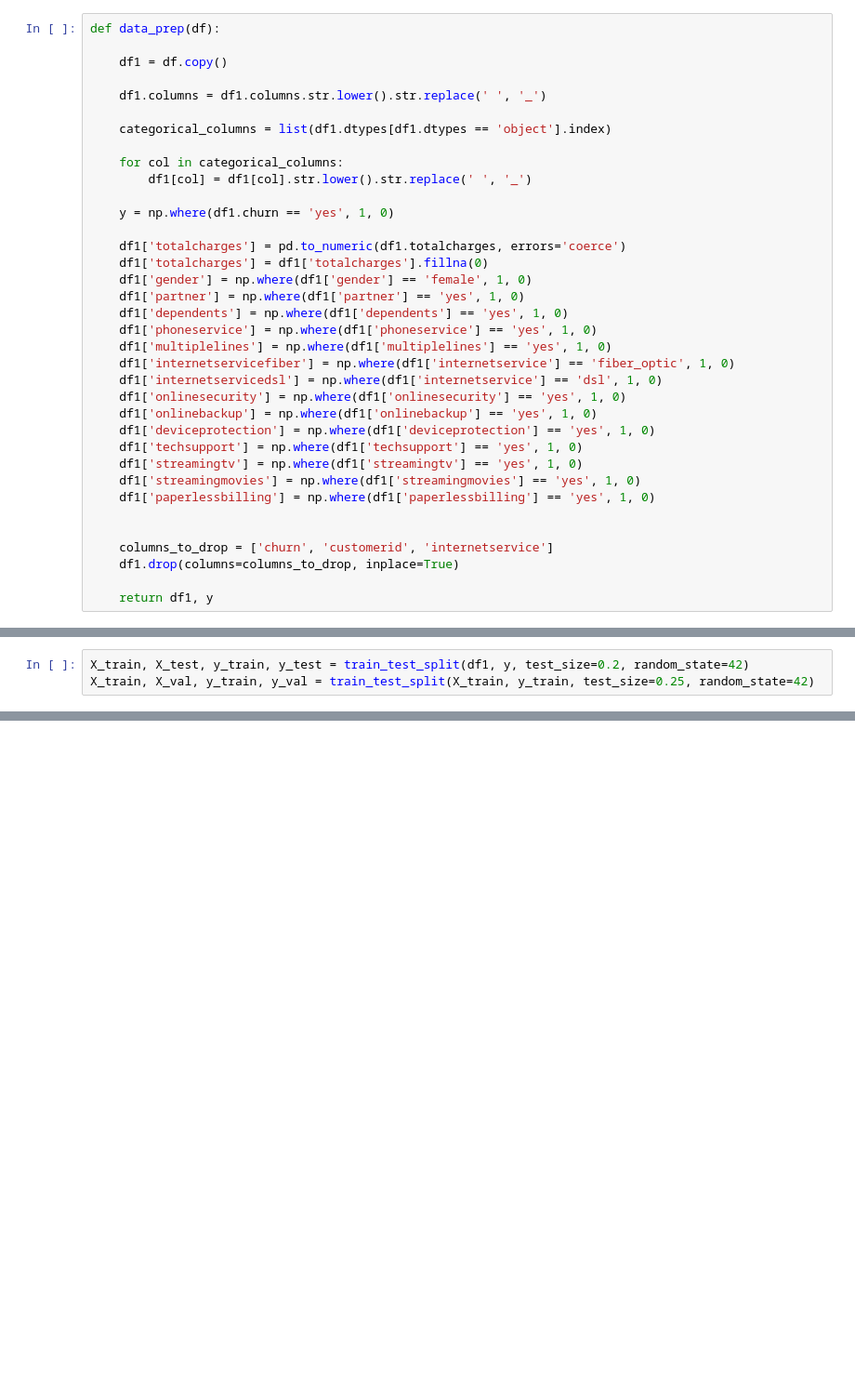
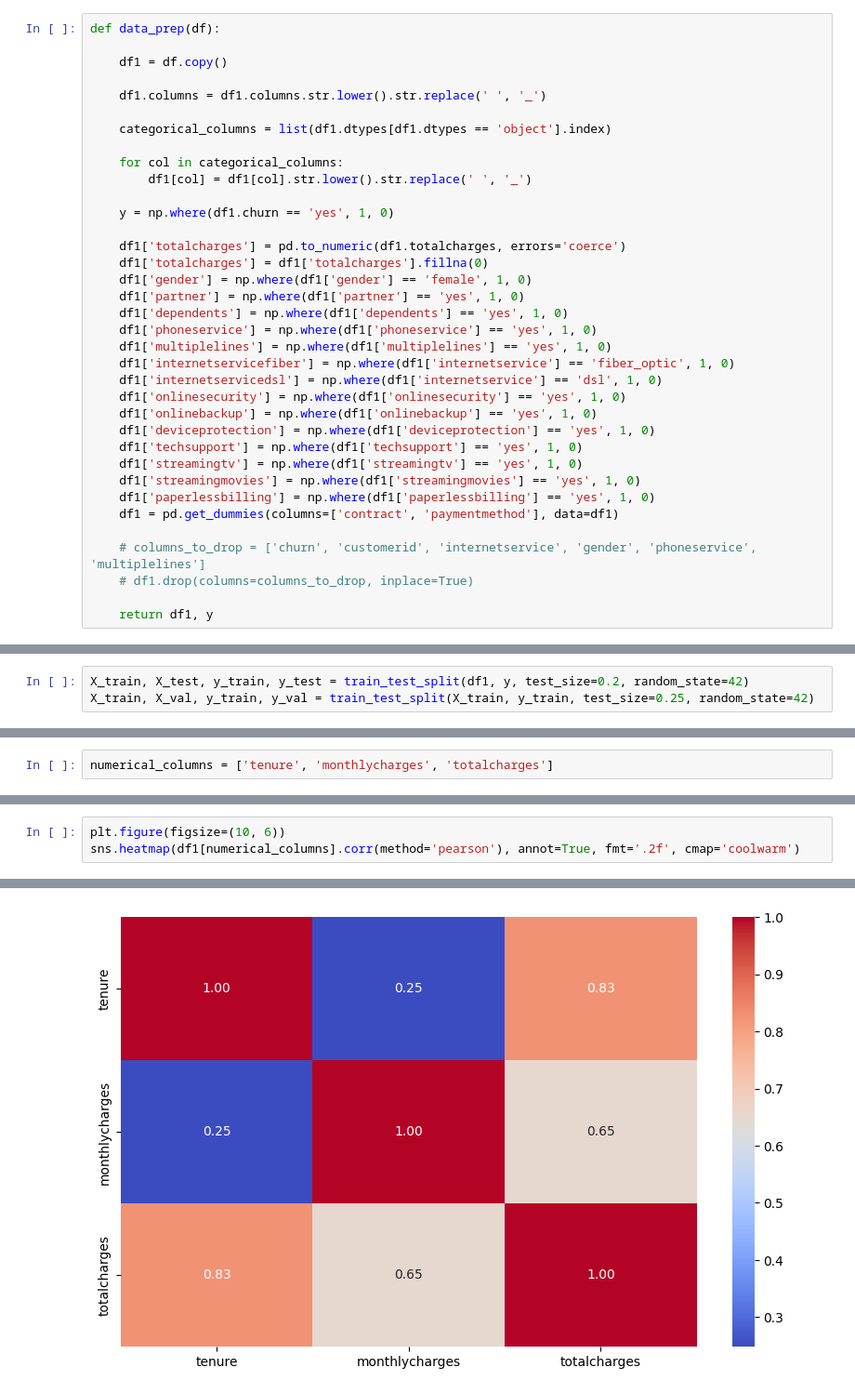
Before and after one commit to aadarsh-siddha/Telecom-Customer-Churn, a Jupyter notebook: EDA.ipynb, the cells around one changed output, grey strips where cells are left out. Shown at 93% size. Saved outputs shown, nothing was run; the diff lists cells and outputs as text; blank space fills up the shorter version.

Commit message:
data prep done

```diff
--- a/EDA.ipynb
+++ b/EDA.ipynb
@@ -81,10 +82,10 @@ def data_prep(df):
     df1['streamingtv'] = np.where(df1['streamingtv'] == 'yes', 1, 0)
     df1['streamingmovies'] = np.where(df1['streamingmovies'] == 'yes', 1, 0)
     df1['paperlessbilling'] = np.where(df1['paperlessbilling'] == 'yes', 1, 0)
+    df1 = pd.get_dummies(columns=['contract', 'paymentmethod'], data=df1)
 
-
-    columns_to_drop = ['churn', 'customerid', 'internetservice']
-    df1.drop(columns=columns_to_drop, inplace=True)
+    # columns_to_drop = ['churn', 'customerid', 'internetservice', 'gender', 'phoneservice', 'multiplelines']
+    # df1.drop(columns=columns_to_drop, inplace=True)
 
     return df1, y
 # %%
@@ -141,0 +123,2 @@ X_train
+# %%
+numerical_columns = ['tenure', 'monthlycharges', 'totalcharges']
@@ -141,0 +130,4 @@ X_train
+# %%
+plt.figure(figsize=(10, 6))
+sns.heatmap(df1[numerical_columns].corr(method='pearson'), annot=True, fmt='.2f', cmap='coolwarm')
+# %% [output]
@@ -141,0 +135 @@ X_train
+[figure, added]
```
Also changed, not shown: parts of 22 cells of this notebook, 1 other file.
